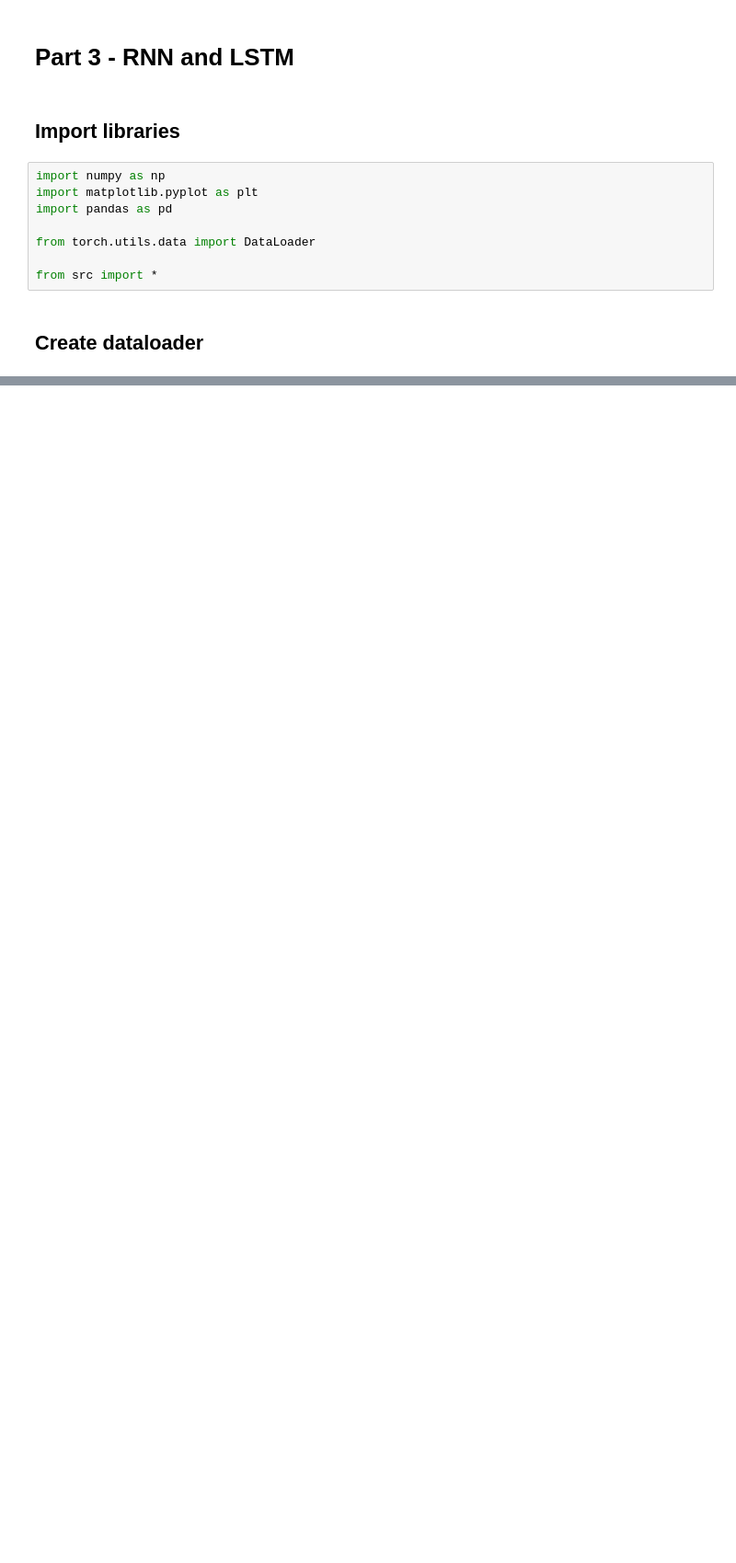
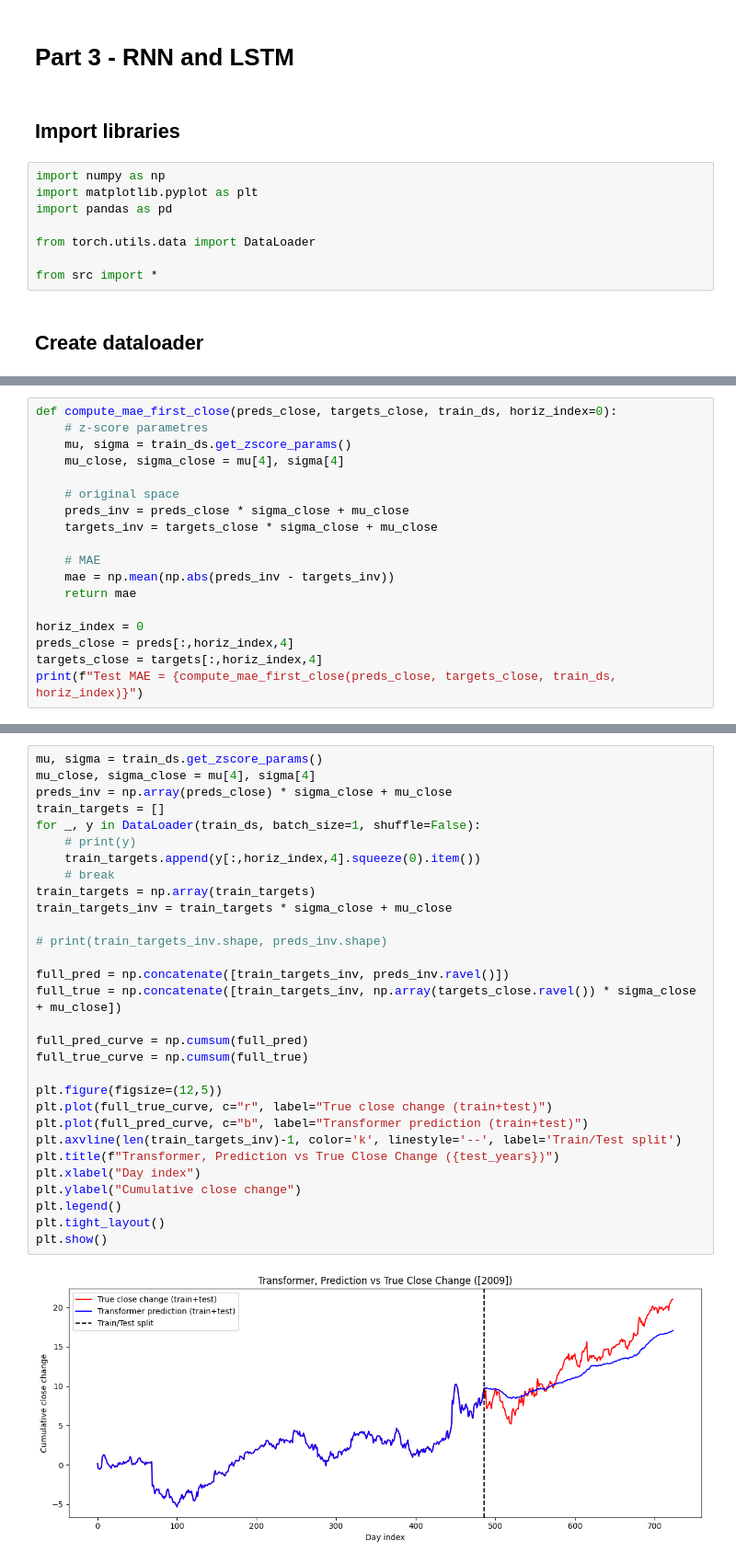
Before and after one commit to drvojtex/ADAMLstockA4msft, a Jupyter notebook: main5.ipynb, the cells around one changed output, grey strips where cells are left out. Shown at 92% size. Drawn from its saved outputs; the diff is of its cells as text; blank space fills up the shorter version.

Commit message:
Transformer

```diff
--- a/main5.ipynb
+++ b/main5.ipynb
@@ -51,0 +422,18 @@ torch.Size([1, 6, 27]) torch.Size([1, 1, 5])
+# %%
+def compute_mae_first_close(preds_close, targets_close, train_ds, horiz_index=0):
+    # z-score parametres
+    mu, sigma = train_ds.get_zscore_params()
+    mu_close, sigma_close = mu[4], sigma[4]
+
+    # original space
+    preds_inv = preds_close * sigma_close + mu_close
+    targets_inv = targets_close * sigma_close + mu_close
+
+    # MAE
+    mae = np.mean(np.abs(preds_inv - targets_inv))
+    return mae
+
+horiz_index = 0
+preds_close = preds[:,horiz_index,4]
+targets_close = targets[:,horiz_index,4]
+print(f"Test MAE = {compute_mae_first_close(preds_close, targets_close, train_ds, horiz_index)}")
@@ -51,0 +442,32 @@ torch.Size([1, 6, 27]) torch.Size([1, 1, 5])
+# %%
+mu, sigma = train_ds.get_zscore_params()
+mu_close, sigma_close = mu[4], sigma[4]
+preds_inv = np.array(preds_close) * sigma_close + mu_close
+train_targets = []
+for _, y in DataLoader(train_ds, batch_size=1, shuffle=False):
+    # print(y)
+    train_targets.append(y[:,horiz_index,4].squeeze(0).item())
+    # break
+train_targets = np.array(train_targets)
+train_targets_inv = train_targets * sigma_close + mu_close
+
+# print(train_targets_inv.shape, preds_inv.shape)
+
+full_pred = np.concatenate([train_targets_inv, preds_inv.ravel()])
+full_true = np.concatenate([train_targets_inv, np.array(targets_close.ravel()) * sigma_close + mu_close])
+
+full_pred_curve = np.cumsum(full_pred)
+full_true_curve = np.cumsum(full_true)
+
+plt.figure(figsize=(12,5))
+plt.plot(full_true_curve, c="r", label="True close change (train+test)")
+plt.plot(full_pred_curve, c="b", label="Transformer prediction (train+test)")
+plt.axvline(len(train_targets_inv)-1, color='k', linestyle='--', label='Train/Test split')
+plt.title(f"Transformer, Prediction vs True Close Change ({test_years})")
+plt.xlabel("Day index")
+plt.ylabel("Cumulative close change")
+plt.legend()
+plt.tight_layout()
+plt.show()
+# %% [output]
+[figure, added]
```
Also changed, not shown: parts of 13 cells of this notebook, 8 other files.
